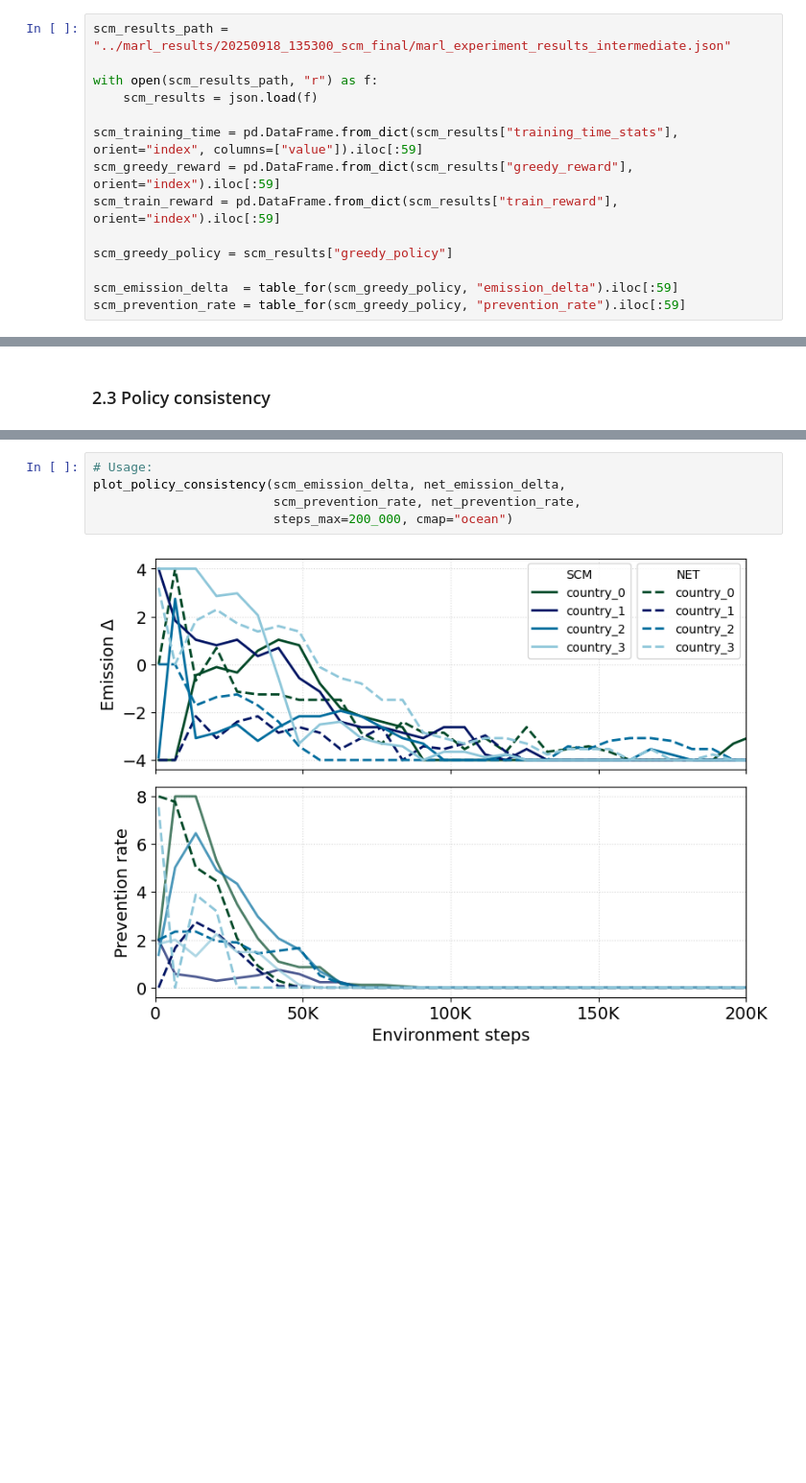
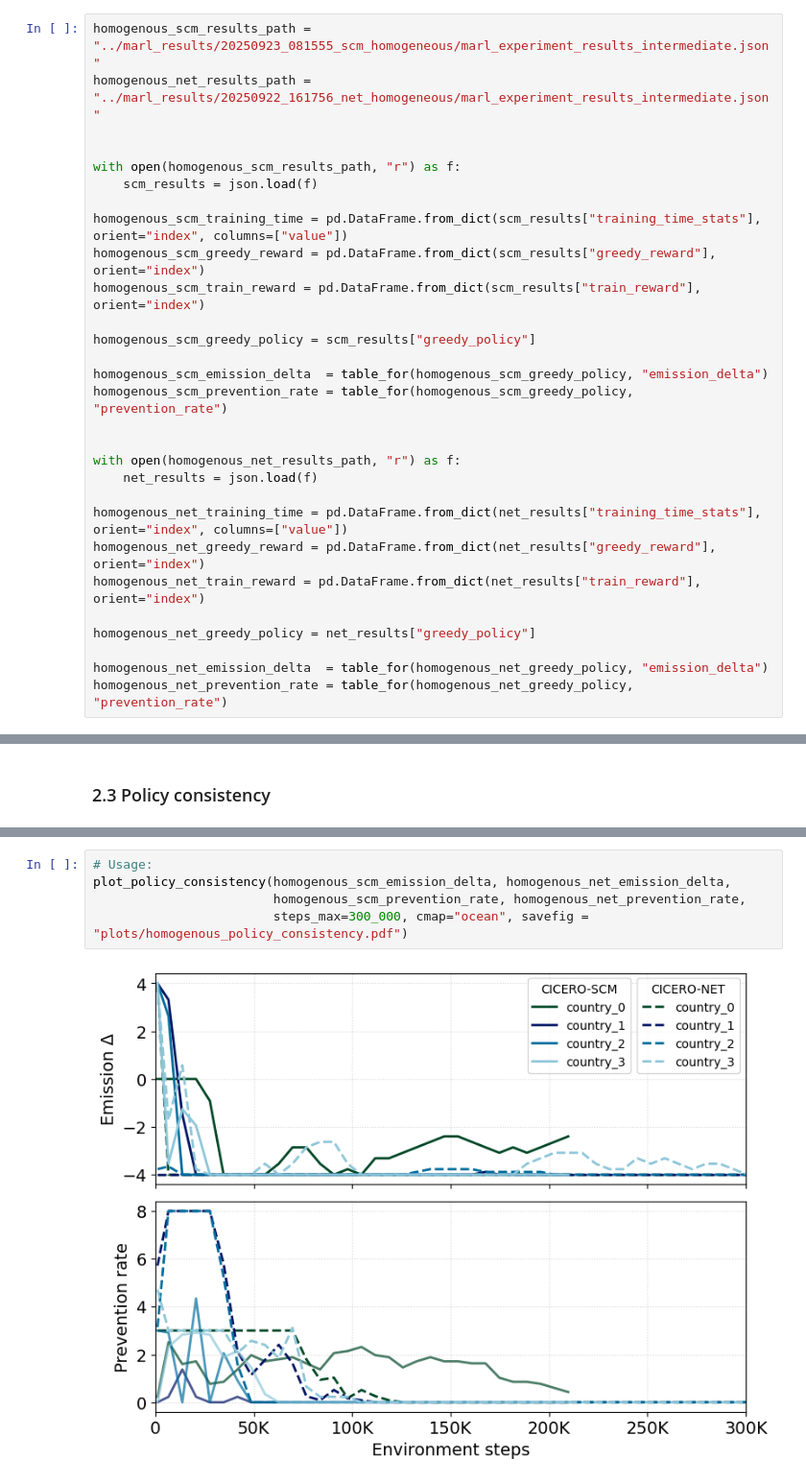
Before and after one commit to oskarbohnlassen/ciceroscm-surrogate, a Jupyter notebook: notebooks/marl_results.ipynb, the cells around one changed output, grey strips where cells are left out. Shown at 96% size. Drawn from its saved outputs; the diff is of its cells as text; blank space fills up the shorter version.

Commit message:
marl-results

```diff
--- a/notebooks/marl_results.ipynb
+++ b/notebooks/marl_results.ipynb
@@ -27,14 +11,29 @@ def table_for(greedy_dict: dict, var: str) -> pd.DataFrame:
 # %%
-scm_results_path = "../marl_results/20250918_135300_scm_final/marl_experiment_results_intermediate.json"
+homogenous_scm_results_path = "../marl_results/20250923_081555_scm_homogeneous/marl_experiment_results_intermediate.json"
+homogenous_net_results_path = "../marl_results/20250922_161756_net_homogeneous/marl_experiment_results_intermediate.json"
 
-with open(scm_results_path, "r") as f:
+
+with open(homogenous_scm_results_path, "r") as f:
     scm_results = json.load(f)
 
-scm_training_time = pd.DataFrame.from_dict(scm_results["training_time_stats"], orient="index", columns=["value"]).iloc[:59]
-scm_greedy_reward = pd.DataFrame.from_dict(scm_results["greedy_reward"], orient="index").iloc[:59]
-scm_train_reward = pd.DataFrame.from_dict(scm_results["train_reward"], orient="index").iloc[:59]
+homogenous_scm_training_time = pd.DataFrame.from_dict(scm_results["training_time_stats"], orient="index", columns=["value"])
+homogenous_scm_greedy_reward = pd.DataFrame.from_dict(scm_results["greedy_reward"], orient="index")
+homogenous_scm_train_reward = pd.DataFrame.from_dict(scm_results["train_reward"], orient="index")
 
-scm_greedy_policy = scm_results["greedy_policy"]
+homogenous_scm_greedy_policy = scm_results["greedy_policy"]
 
-scm_emission_delta  = table_for(scm_greedy_policy, "emission_delta").iloc[:59]
-scm_prevention_rate = table_for(scm_greedy_policy, "prevention_rate").iloc[:59]
+homogenous_scm_emission_delta  = table_for(homogenous_scm_greedy_policy, "emission_delta")
+homogenous_scm_prevention_rate = table_for(homogenous_scm_greedy_policy, "prevention_rate")
+
+
+with open(homogenous_net_results_path, "r") as f:
+    net_results = json.load(f)
+
+homogenous_net_training_time = pd.DataFrame.from_dict(net_results["training_time_stats"], orient="index", columns=["value"])
+homogenous_net_greedy_reward = pd.DataFrame.from_dict(net_results["greedy_reward"], orient="index")
+homogenous_net_train_reward = pd.DataFrame.from_dict(net_results["train_reward"], orient="index")
+
+homogenous_net_greedy_policy = net_results["greedy_policy"]
+
+homogenous_net_emission_delta  = table_for(homogenous_net_greedy_policy, "emission_delta")
+homogenous_net_prevention_rate = table_for(homogenous_net_greedy_policy, "prevention_rate")
@@ -245,7 +95,7 @@ def plot_policy_consistency(
 # %%
 # Usage:
-plot_policy_consistency(scm_emission_delta, net_emission_delta,
-                        scm_prevention_rate, net_prevention_rate,
-                        steps_max=200_000, cmap="ocean")
+plot_policy_consistency(homogenous_scm_emission_delta, homogenous_net_emission_delta,
+                        homogenous_scm_prevention_rate, homogenous_net_prevention_rate,
+                        steps_max=300_000, cmap="ocean", savefig = "plots/homogenous_policy_consistency.pdf")
 # %% [output]
-[figure, old version]
+[figure, new version]
```
Also changed, not shown: parts of 11 cells of this notebook, 31 other files.
